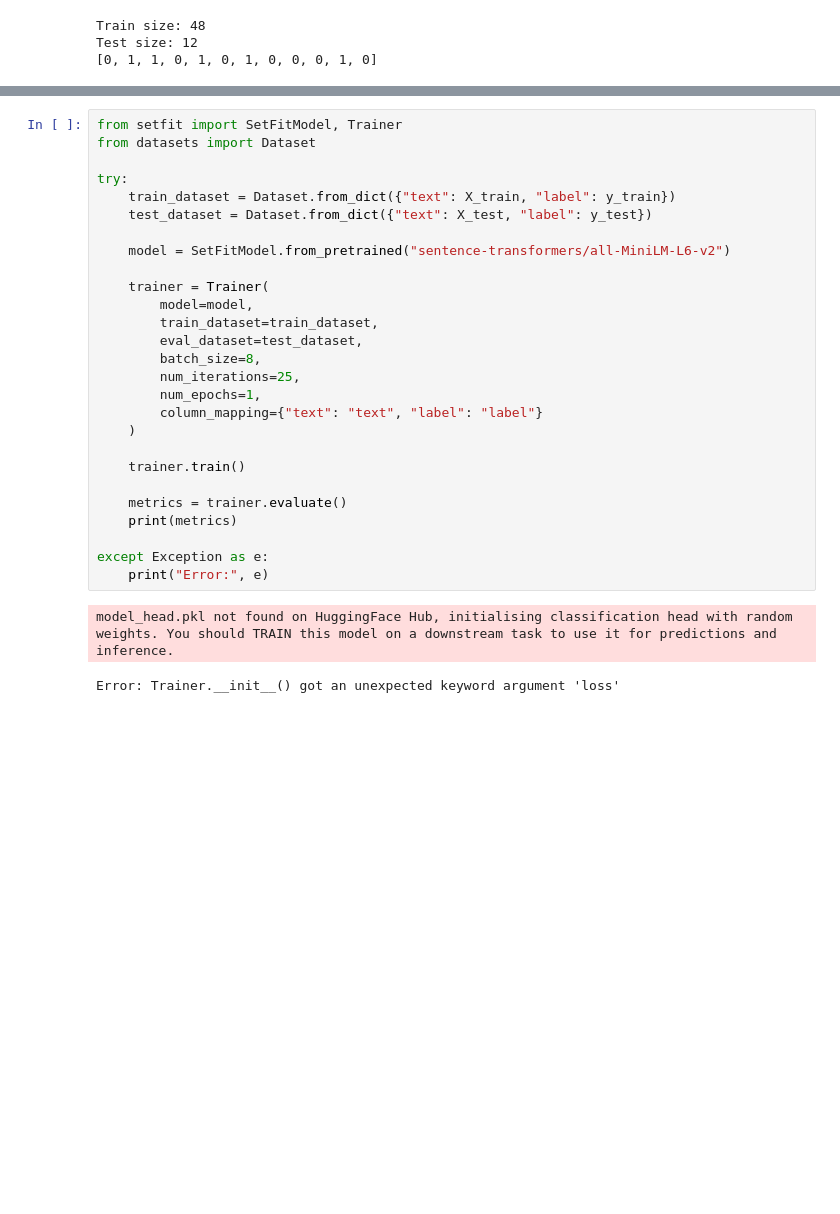
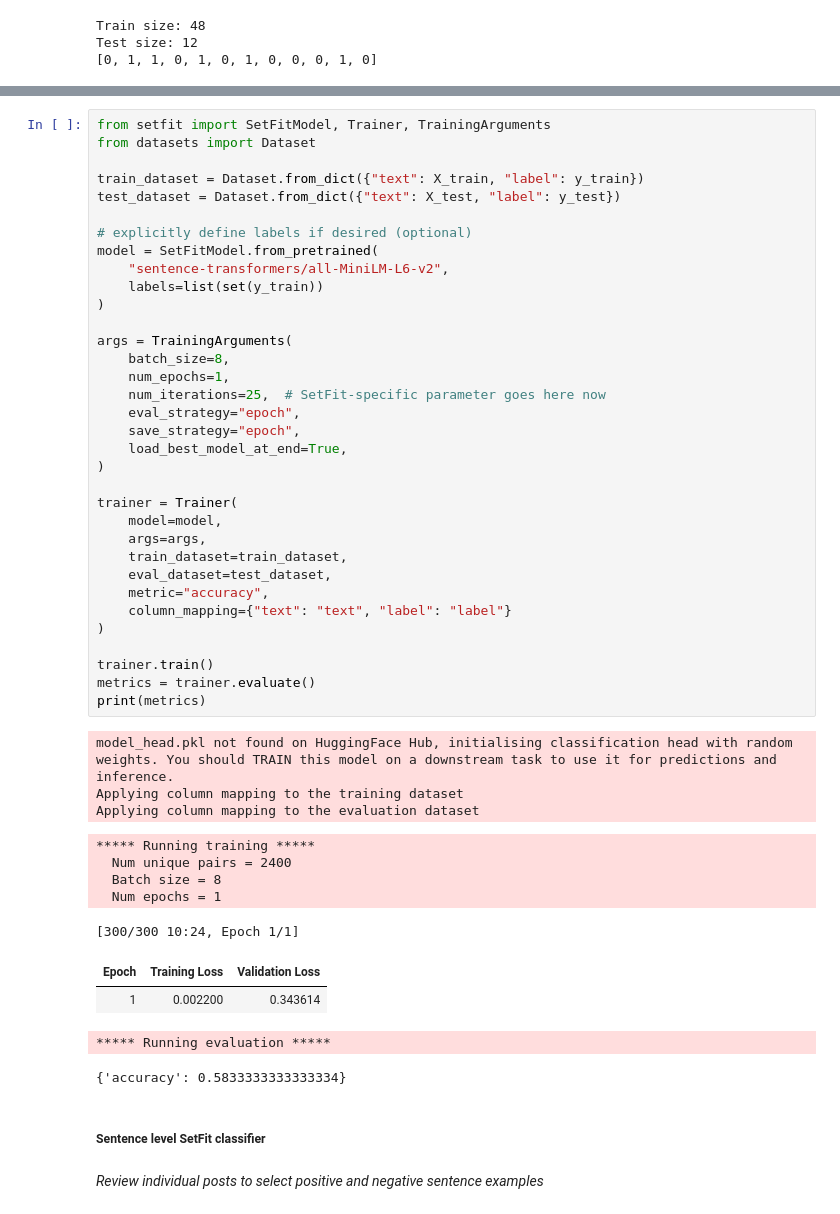
Before and after one commit to alex-jk/SE-reddit-analysis, a Jupyter notebook: reddit-analysis.ipynb, the cells around one changed output, grey strips where cells are left out. Cells and saved outputs as stored; diff of their text form; blank space fills up the shorter version.

Commit message:
completed sentence level SetFit model

```diff
--- a/reddit-analysis.ipynb
+++ b/reddit-analysis.ipynb
@@ -392,30 +414,51 @@ Test size: 12
 # %%
-from setfit import SetFitModel, Trainer
+from setfit import SetFitModel, Trainer, TrainingArguments
 from datasets import Dataset
 
-try:
-    train_dataset = Dataset.from_dict({"text": X_train, "label": y_train})
-    test_dataset = Dataset.from_dict({"text": X_test, "label": y_test})
+train_dataset = Dataset.from_dict({"text": X_train, "label": y_train})
+test_dataset = Dataset.from_dict({"text": X_test, "label": y_test})
 
-    model = SetFitModel.from_pretrained("sentence-transformers/all-MiniLM-L6-v2")
+# explicitly define labels if desired (optional)
+model = SetFitModel.from_pretrained(
+    "sentence-transformers/all-MiniLM-L6-v2",
+    labels=list(set(y_train))
+)
 
-    trainer = Trainer(
-        model=model,
-        train_dataset=train_dataset,
-        eval_dataset=test_dataset,
-        batch_size=8,
-        num_iterations=25,
-        num_epochs=1,
-        column_mapping={"text": "text", "label": "label"}
-    )
+args = TrainingArguments(
+    batch_size=8,
+    num_epochs=1,
+    num_iterations=25,  # SetFit-specific parameter goes here now
+    eval_strategy="epoch",
+    save_strategy="epoch",
+    load_best_model_at_end=True,
+)
 
-    trainer.train()
+trainer = Trainer(
+    model=model,
+    args=args,
+    train_dataset=train_dataset,
+    eval_dataset=test_dataset,
+    metric="accuracy",
+    column_mapping={"text": "text", "label": "label"}
+)
 
-    metrics = trainer.evaluate()
-    print(metrics)
-
-except Exception as e:
-    print("Error:", e)
+trainer.train()
+metrics = trainer.evaluate()
+print(metrics)
 # %% [output]
 model_head.pkl not found on HuggingFace Hub, initialising classification head with random weights. You should TRAIN this model on a downstream task to use it for predictions and inference.
+Applying column mapping to the training dataset
+Applying column mapping to the evaluation dataset
-Error: Trainer.__init__() got an unexpected keyword argument 'loss'
+***** Running training *****
+  Num unique pairs = 2400
+  Batch size = 8
+  Num epochs = 1
+[300/300 10:24, Epoch 1/1]
+| Epoch | Training Loss | Validation Loss |
+| 1 | 0.002200 | 0.343614 |
+***** Running evaluation *****
+{'accuracy': 0.5833333333333334}
+# %% [markdown]
+##### Sentence level SetFit classifier
+# %% [markdown]
+*Review individual posts to select positive and negative sentence examples*
```
Also changed, not shown: parts of 10 cells of this notebook, 1 other file.
